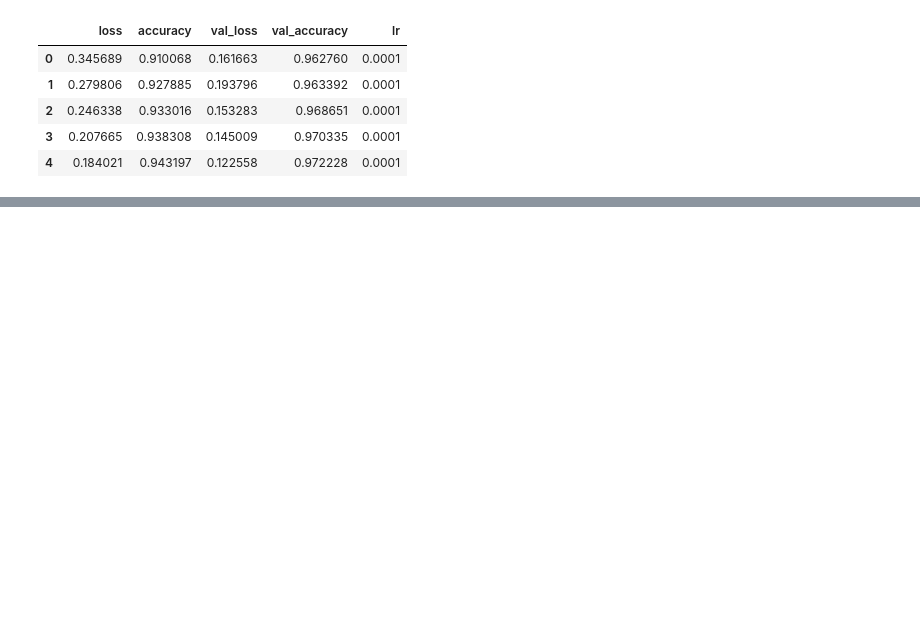
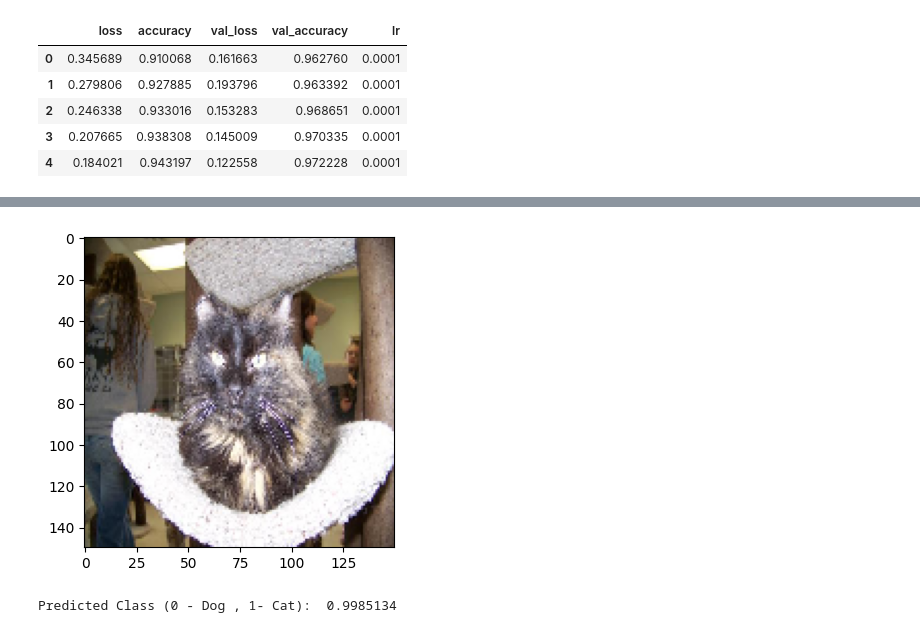
Before and after one commit to Millrocious/python-ai, a Jupyter notebook: pr2/catsvsdogs.ipynb, the cells around one changed output, grey strips where cells are left out. Cells and saved outputs as stored; diff of their text form; code cells hidden in the pictures; blank space fills up the shorter version.

```diff
--- a/pr2/catsvsdogs.ipynb
+++ b/pr2/catsvsdogs.ipynb
@@ -235,3 +226,14 @@ fig.update_layout(
     yaxis=dict(color="#fad25a")
  )
 fig.show()
+# %%
+image = load_img('./tmp/cats-v-dogs/validation/cats/11180.jpg', target_size=(150, 150))
+img = np.array(image)
+img = img / 255.0
+img = img.reshape(1,150,150,3)
+label = model.predict(img)
+plt.figure(figsize=(4, 5))
+plt.imshow(image)
+plt.show()
+print("Predicted Class (0 - Dog , 1- Cat): ", label[0][0])
+# %% [output]
@@ -237,0 +241,2 @@ fig.show()
+[figure, added]
+Predicted Class (0 - Dog , 1- Cat):  0.9985134
```
Also changed, not shown: parts of 4 cells of this notebook.
